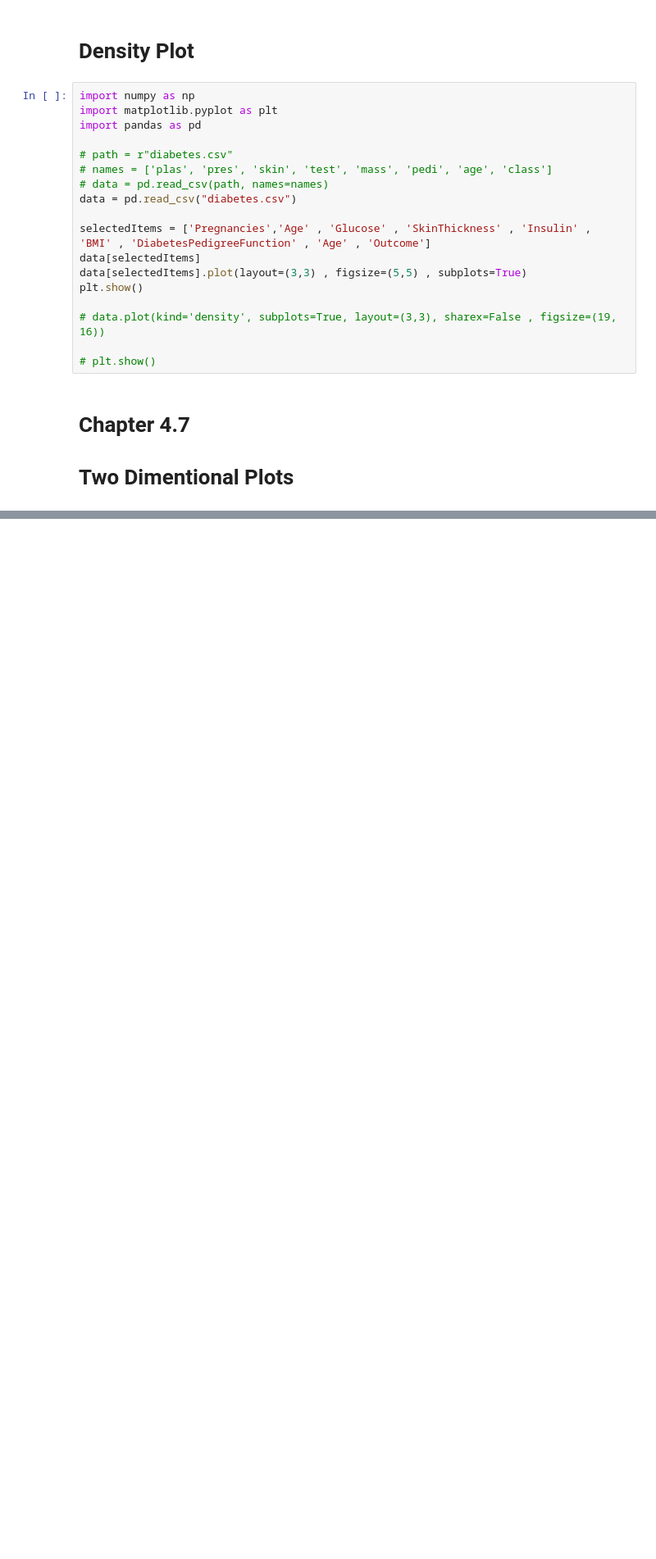
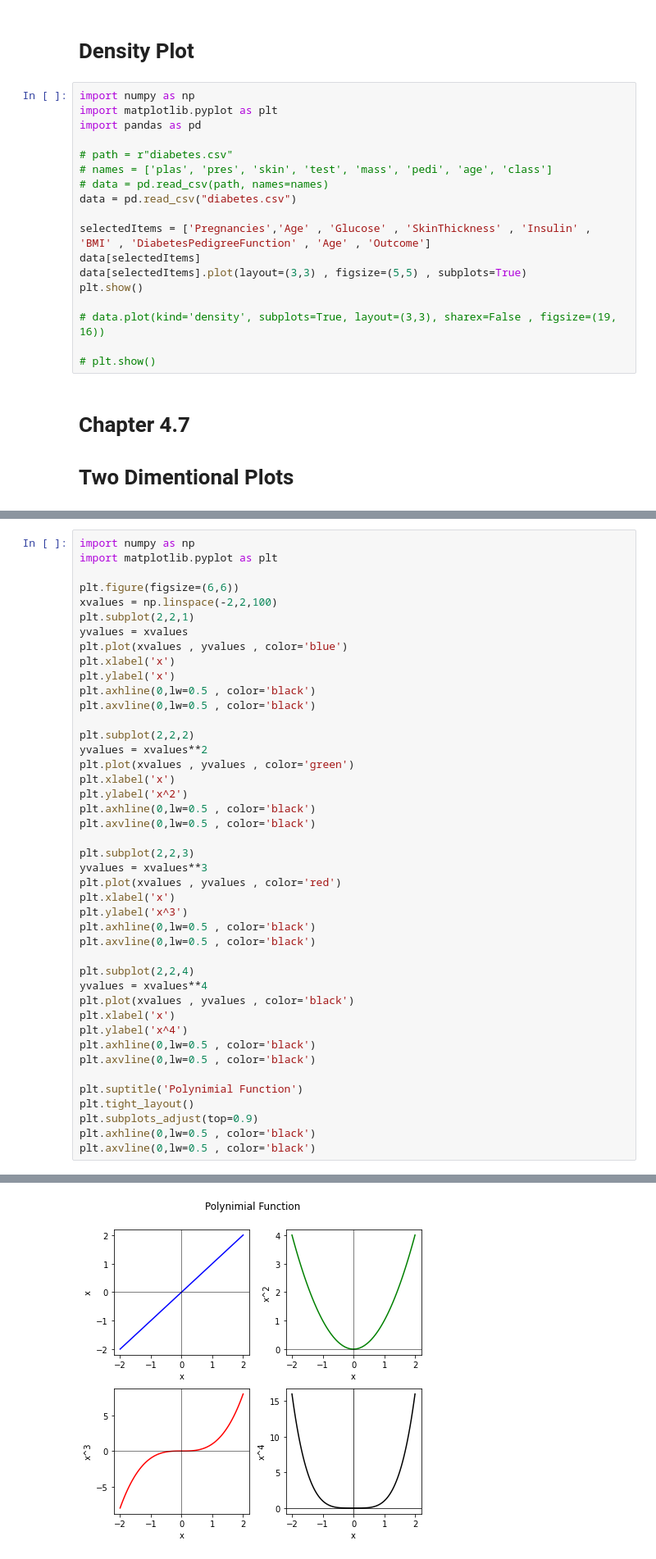
Before and after one commit to imtiaz70/matplotlib, a Jupyter notebook: matplotlibPractice.ipynb, the cells around one changed output, grey strips where cells are left out. Shown at 82% size. Cells and saved outputs as stored; diff of their text form; blank space fills up the shorter version.

```diff
--- a/matplotlibPractice.ipynb
+++ b/matplotlibPractice.ipynb
@@ -305,0 +308,44 @@ plt.legend()
+# %%
+import numpy as np
+import matplotlib.pyplot as plt
+
+plt.figure(figsize=(6,6))
+xvalues = np.linspace(-2,2,100)
+plt.subplot(2,2,1)
+yvalues = xvalues
+plt.plot(xvalues , yvalues , color='blue')
+plt.xlabel('x')
+plt.ylabel('x')
+plt.axhline(0,lw=0.5 , color='black')
+plt.axvline(0,lw=0.5 , color='black')
+
+plt.subplot(2,2,2)
+yvalues = xvalues**2
+plt.plot(xvalues , yvalues , color='green')
+plt.xlabel('x')
+plt.ylabel('x^2')
+plt.axhline(0,lw=0.5 , color='black')
+plt.axvline(0,lw=0.5 , color='black')
+
+plt.subplot(2,2,3)
+yvalues = xvalues**3
+plt.plot(xvalues , yvalues , color='red')
+plt.xlabel('x')
+plt.ylabel('x^3')
+plt.axhline(0,lw=0.5 , color='black')
+plt.axvline(0,lw=0.5 , color='black')
+
+plt.subplot(2,2,4)
+yvalues = xvalues**4
+plt.plot(xvalues , yvalues , color='black')
+plt.xlabel('x')
+plt.ylabel('x^4')
+plt.axhline(0,lw=0.5 , color='black')
+plt.axvline(0,lw=0.5 , color='black')
+
+plt.suptitle('Polynimial Function')
+plt.tight_layout()
+plt.subplots_adjust(top=0.9)
+plt.axhline(0,lw=0.5 , color='black')
+plt.axvline(0,lw=0.5 , color='black')
+# %% [output]
@@ -305,0 +353 @@ plt.legend()
+[figure, added]
```
Also changed, not shown: parts of 3 cells of this notebook.
